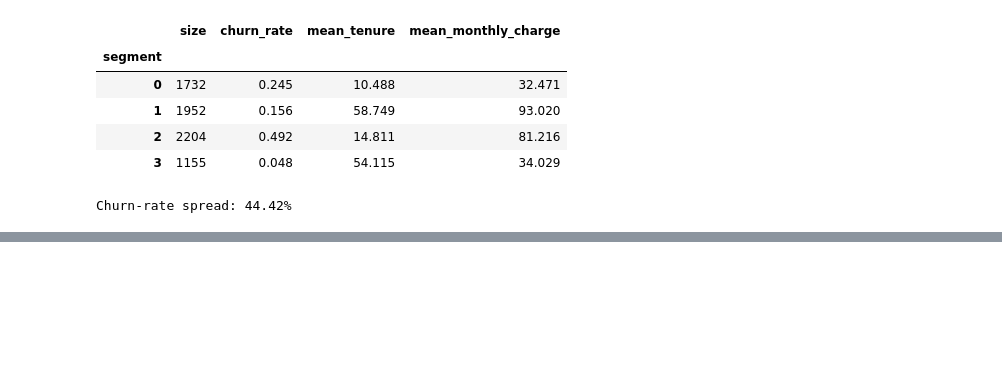
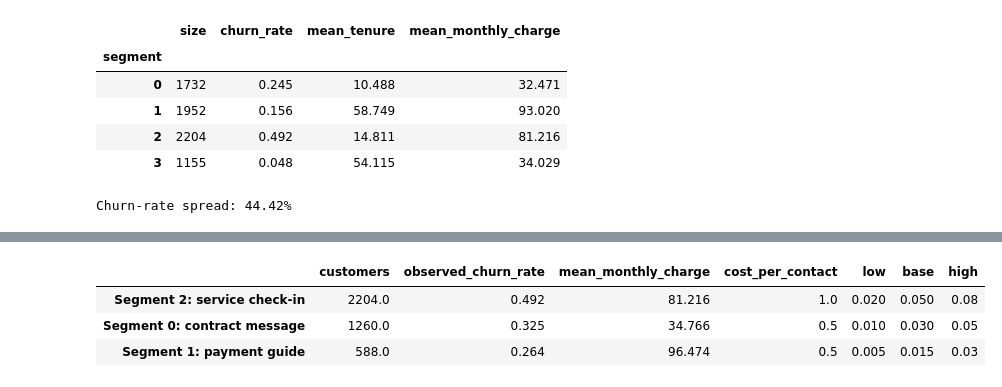
Before and after one commit to adhil-51006/telco-churn-analysis, a Jupyter notebook: churn_analysis.ipynb, the cells around one changed output, grey strips where cells are left out. Cells and saved outputs as stored; diff of their text form; code cells hidden in the pictures; blank space fills up the shorter version.

```diff
--- a/churn_analysis.ipynb
+++ b/churn_analysis.ipynb
@@ -448,0 +465,28 @@ Churn rates range from 4.76% to 49.18%, a 44.42 percentage-point spread. Churn w
+# %%
+target_masks = {
+    "Segment 2: service check-in": df["segment"].eq(2),
+    "Segment 0: contract message": df["segment"].eq(0) & df["Contract"].eq("Month-to-month"),
+    "Segment 1: payment guide": df["segment"].eq(1) & df["PaymentMethod"].eq("Electronic check"),
+}
+assert pd.concat(target_masks, axis=1).sum(axis=1).le(1).all()
+
+assumptions = pd.DataFrame({
+    "cost_per_contact": [1.00, 0.50, 0.50],
+    "low": [0.02, 0.01, 0.005],
+    "base": [0.05, 0.03, 0.015],
+    "high": [0.08, 0.05, 0.03],
+}, index=target_masks.keys())
+target_profile = pd.DataFrame({
+    name: {
+        "customers": int(mask.sum()),
+        "observed_churn_rate": df.loc[mask, "Churn"].eq("Yes").mean(),
+        "mean_monthly_charge": df.loc[mask, "MonthlyCharges"].mean(),
+    }
+    for name, mask in target_masks.items()
+}).T
+display(target_profile.join(assumptions).round(3))
+# %% [output]
+|  | customers | observed_churn_rate | mean_monthly_charge | cost_per_contact | low | base | high |
+| Segment 2: service check-in | 2204.0 | 0.492 | 81.216 | 1.0 | 0.020 | 0.050 | 0.08 |
+| Segment 0: contract message | 1260.0 | 0.325 | 34.766 | 0.5 | 0.010 | 0.030 | 0.05 |
+| Segment 1: payment guide | 588.0 | 0.264 | 96.474 | 0.5 | 0.005 | 0.015 | 0.03 |
```
Also changed, not shown: parts of 21 cells of this notebook.
